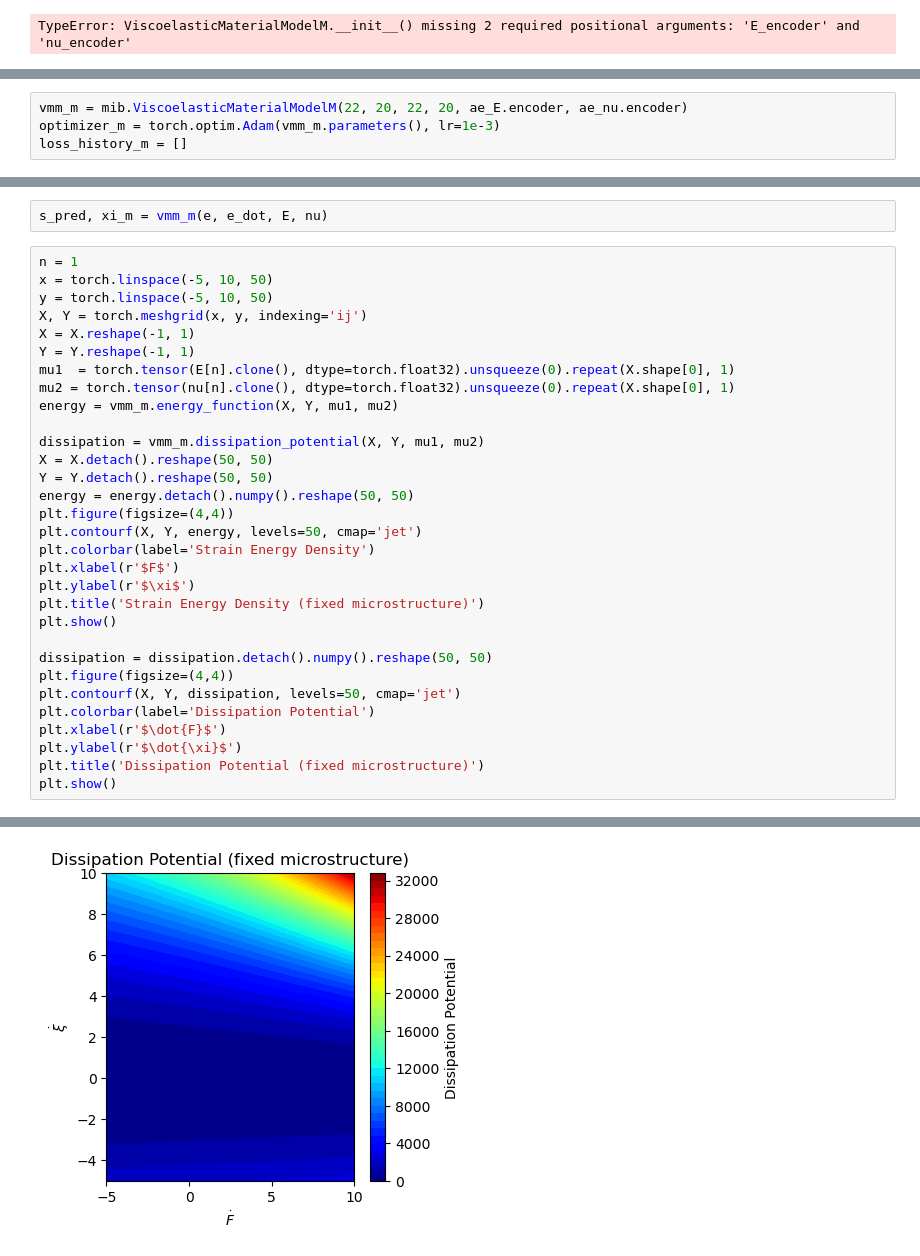
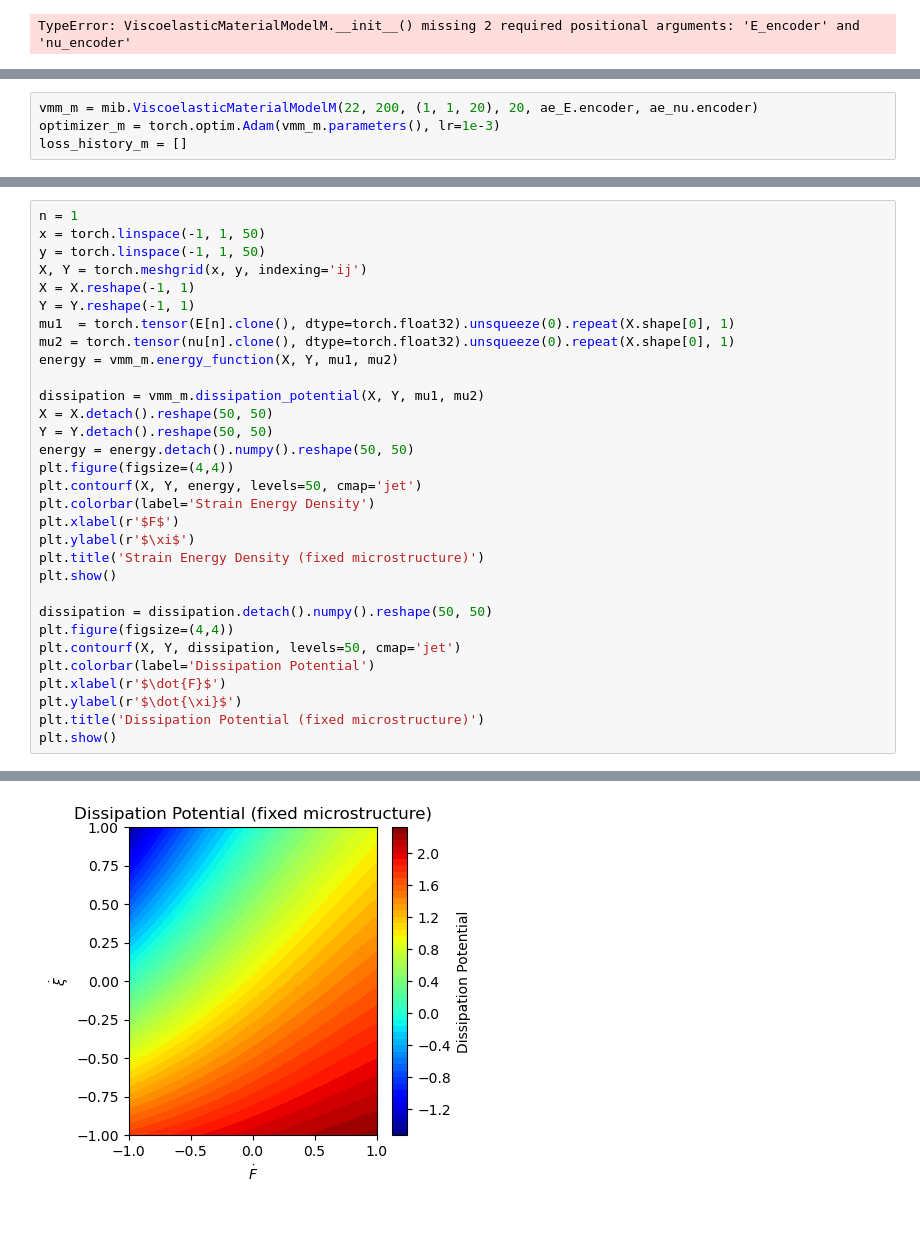
Before and after one commit to m-raj/microstructure-dependent-material-model, a Jupyter notebook: microstructure_dependent.ipynb, the cells around one changed output, grey strips where cells are left out. Saved outputs shown, nothing was run; the diff lists cells and outputs as text; blank space fills up the shorter version.

Commit message:
some changes to the partially convex architecture and microstrucutre depenendt model

```diff
--- a/microstructure_dependent.ipynb
+++ b/microstructure_dependent.ipynb
@@ -125,5 +114,5 @@ Training Relative Error: 1.2752
 # %%
-vmm_m = mib.ViscoelasticMaterialModelM(22, 20, 22, 20, ae_E.encoder, ae_nu.encoder)
+vmm_m = mib.ViscoelasticMaterialModelM(22, 200, (1, 1, 20), 20, ae_E.encoder, ae_nu.encoder)
 optimizer_m = torch.optim.Adam(vmm_m.parameters(), lr=1e-3)
 loss_history_m = []
 # %%
@@ -138,10 +143,8 @@ Epoch [100/2000], Loss: 0.0515
 KeyboardInterrupt:
-# %%
-s_pred, xi_m = vmm_m(e, e_dot, E, nu)
 # %%
 n = 1
-x = torch.linspace(-5, 10, 50)
-y = torch.linspace(-5, 10, 50)
+x = torch.linspace(-1, 1, 50)
+y = torch.linspace(-1, 1, 50)
 X, Y = torch.meshgrid(x, y, indexing='ij')
 X = X.reshape(-1, 1)
 Y = Y.reshape(-1, 1)
@@ -174 +177 @@ plt.show()
-[figure, old version]
+[figure, new version]
```
Also changed, not shown: parts of 18 cells of this notebook, 2 other files.
